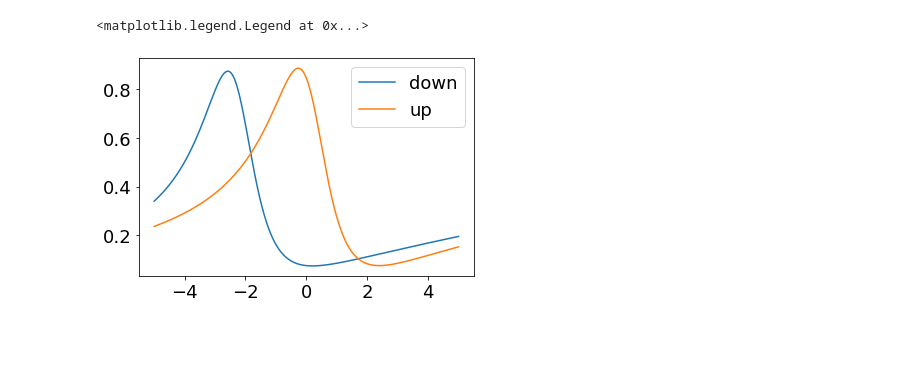
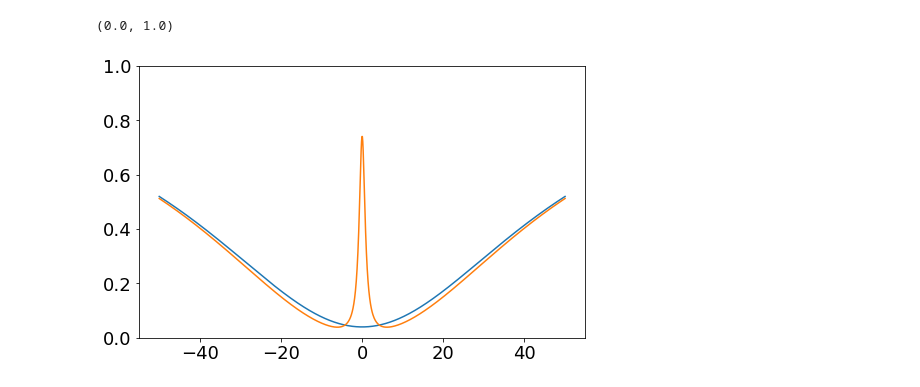
Before and after one commit to huanyanqi/siv-cqed-model, a Jupyter notebook: notebooks/demos/cavityqed_demo.ipynb, the cells around one changed output. Saved outputs shown, nothing was run; the diff lists cells and outputs as text; code cells hidden in the pictures; blank space fills up the shorter version.

```diff
--- a/notebooks/demos/cavityqed_demo.ipynb
+++ b/notebooks/demos/cavityqed_demo.ipynb
@@ -7,3 +7,4 @@ from sivqed.models.siv import SiV
 from sivqed.models.cavity import Cavity, CavitySiV
 
 plt.rcParams['font.size'] = 18
+plt.rcParams['figure.figsize'] = [8, 5]
@@ -11,0 +11,3 @@ plt.rcParams['font.size'] = 18
+# %%
+w_arr = np.linspace(-50, 50, 1000)
+w_arr_wide = np.linspace(-500, 500, 1000)
@@ -12,22 +32,9 @@ plt.rcParams['font.size'] = 18
 # %%
-# Values taken from fitting notebook SSR Rabi.nb
-# NOTE: requires the alternate formula for reflectance to look the sanme
-c = Cavity({"w_c" : -12.6126,
-            "k_in" : 12.2252,
-            "k_tot" : 33.0766},
-
-           {"w_up" : -0.205697,
-            "g_up" : 6.15004,
-            "gamma_up" : 0.1,
-
-            "w_down" : -2.53141,
-            "g_down" : 5.82265,
-            "gamma_down" : 0.1})
-
-w_arr = np.linspace(-5, 5, 1000)
-plt.plot(w_arr, c.reflectance(w_arr, 0), label="down")
+c = Cavity({"w_c" : 0, "k_in" : 30, "k_tot" : 50},
+           {"w_up" : 0., "g_up" : 6.2, "gamma_up" : 0.1})
+plt.plot(w_arr, c.reflectance(w_arr, -1), label="empty")
 plt.plot(w_arr, c.reflectance(w_arr, 1), label="up")
-plt.legend()
+plt.ylim([0, 1])
 # %% [output]
-<matplotlib.legend.Legend at 0x...>
+(0.0, 1.0)
-[figure, old version]
+[figure, new version]
```
Also changed, not shown: parts of 31 cells of this notebook, 3 other files.
